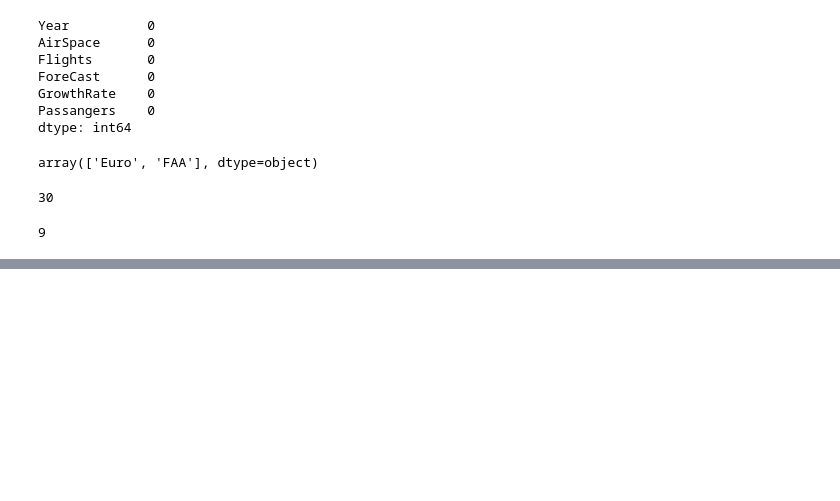
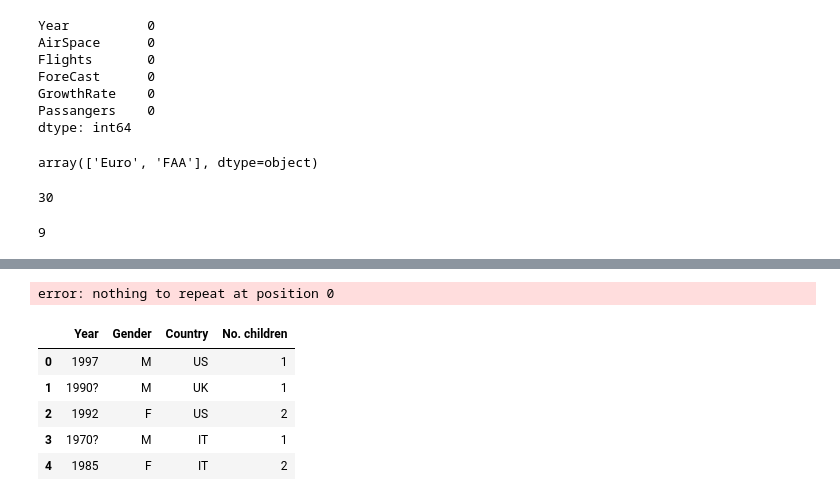
Before and after one commit to MbuyiseloNtando/Airspace-Forecasting, a Jupyter notebook: Forecast_collab.ipynb, the cells around one changed output, grey strips where cells are left out. Drawn from its saved outputs; the diff is of its cells as text; code cells hidden in the pictures; blank space fills up the shorter version.

```diff
--- a/Forecast_collab.ipynb
+++ b/Forecast_collab.ipynb
@@ -82,0 +142,27 @@ df.duplicated(subset='GrowthRate').sum()
+# %%
+que_cols = []
+space_cols = []
+
+
+for col in df.columns:
+  if df[col].dtype=="object":
+      if df[col].str.contains("?").any():
+        que_cols.append(col)
+      if df[col].str.contains(" ").any():
+        space_cols.append(col)
+
+#for col in dollar_cols:
+ # df[col]=df[col].str.replace("?","")
+for col in space_cols:
+  df[col]=df[col].str.replace(" ","")
+# %% [output]
+error: nothing to repeat at position 0
+# %%
+df
+# %% [output]
+|  | Year | Gender | Country | No. children |
+| 0 | 1997 | M | US | 1 |
+| 1 | 1990? | M | UK | 1 |
+| 2 | 1992 | F | US | 2 |
+| 3 | 1970? | M | IT | 1 |
+| 4 | 1985 | F | IT | 2 |
```
Also changed, not shown: parts of 8 cells of this notebook.
